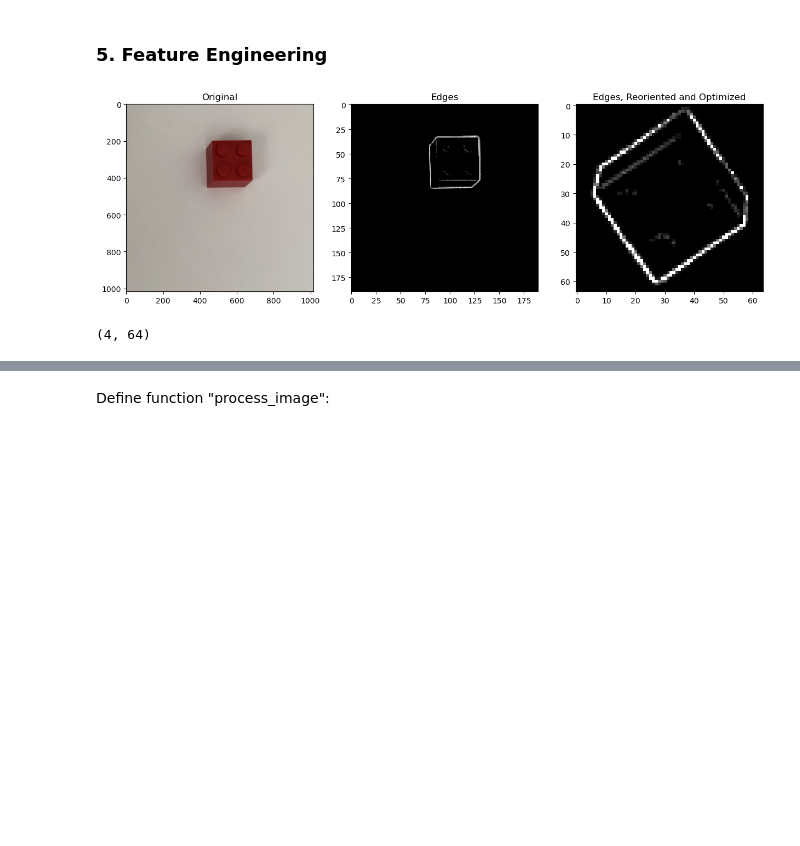
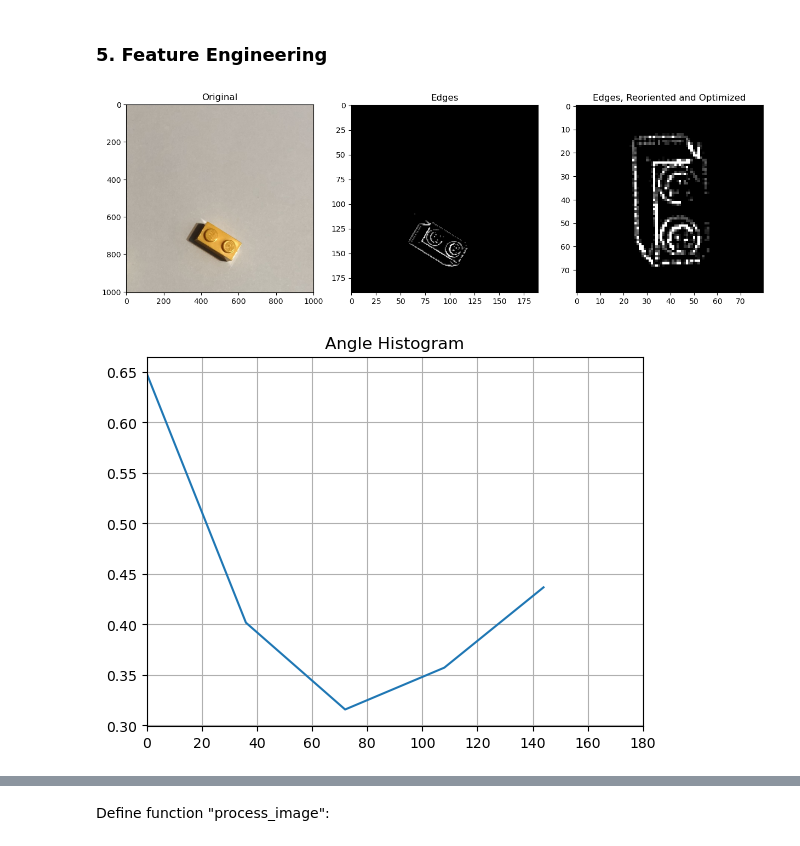
Before and after one commit to lemslemslems/engr418_project_stage2, a Jupyter notebook: Group_7_stage_2_code.ipynb, the cells around one changed output, grey strips where cells are left out. Drawn from its saved outputs; the diff is of its cells as text; code cells hidden in the pictures; blank space fills up the shorter version.

```diff
--- a/Group_7_stage_2_code.ipynb
+++ b/Group_7_stage_2_code.ipynb
@@ -255,6 +255,10 @@ def crop(array):
 
     width = len(array_scaled[0,:])
     height = len(array_scaled[:,0])
+
+    # extra padding
+    extra = 10
+    array_scaled = np.pad(array_scaled, ((extra, extra),(extra, extra)))
 
     diff = height - width
     # width < height, increase width
@@ -320,8 +324,8 @@ def reorient(edge_array):
         # print(angle_deg)
 
         if abs(angle_deg) > angle_thresh: 1
-        elif angle_deg >= 90: edge_array = ndimage.rotate(edge_array,gamma)
-        else: edge_array= ndimage.rotate(edge_array,-gamma)
+        elif angle_deg >= 90: edge_array = ndimage.rotate(edge_array,gamma, reshape = 0)
+        else: edge_array= ndimage.rotate(edge_array,-gamma, reshape = 0)
 
         eps = angle_deg - angle_deg_old
         angle_deg_old = angle_deg
@@ -379,49 +420,66 @@ def edge_histogram(array):
+# %%
+def edge_histogram1(array):
+    angles = [180.0/array.shape[0]*i for i in range(array.shape[0])]
+    hist = np.zeros((2, array.shape[0]))
+    hist[0,:] = angles
+
+    for k in range(array.shape[0]):
+        hist[1,k] = np.sum(array[k])
+
+    hist[1,:] = hist[1,:]/np.linalg.norm(hist[1,:])
+
+    return hist
 # %%
 fig, axs = plt.subplots(1,3)
 fig.set_figwidth(15)
 edge_thresh = 65
-neighbour_thresh = 5
-idx_check = 3
-class_label = 3
+neighbour_thresh = 10
+idx_check = 15
+class_label = 0
 P = 27
 
 im = folder_training[class_label][idx_check]
 axs[0].imshow(mpimg.imread(im))
 axs[0].set_title('Original')
 
 
 image_array = (x_train[idx_check + P*class_label,:]-np.min(x_train[idx_check + P*class_label,:]))* 255/(np.max(x_train[idx_check + P*class_label,:])-np.min(x_train[idx_check + P*class_label,:]))
 
 # find edges using edge filter
 edges_array_scaled = get_edge(image_array, edge_thresh)
 axs[1].imshow(edges_array_scaled, cmap = 'gray')
 axs[1].set_title("Edges")
 
 # clean up from noise and make a square bounding box
 edges_array_scaled = clean_up(edges_array_scaled, neighbour_thresh)
 edges_array_scaled = crop(edges_array_scaled)
 
 
 # Reorient
 edges_array_scaled = reorient(edges_array_scaled)
 
 # increase saturation
-edges_array_scaled = np.array(Image.fromarray(edges_array_scaled).resize((64,64)))
+# edges_array_scaled = np.array(Image.fromarray(edges_array_scaled).resize((64,64)))
 edges_array_scaled[edges_array_scaled/255 > 0.5] = 255
 edges_array_scaled[edges_array_scaled/255 < 0.05] = 0
 axs[2].imshow(edges_array_scaled, cmap = 'gray')
 axs[2].set_title("Edges, Reoriented and Optimized")
 plt.show()
 
 # get edge histograms for different angles
-edge_angles = count_edge(edges_array_scaled, 250)
-hist_norm = edge_histogram(edge_angles)
-print(hist_norm.shape)
+edge_angles = count_edge1(edges_array_scaled, 5, 250)
+hist_norm = edge_histogram1(edge_angles)
 
-hist_norm = hist_norm.T
-C = PCA(1)
-a = C.fit_transform(hist_norm)
-a = a.flatten()
+plt.plot(hist_norm[0], hist_norm[1])
+plt.title("Angle Histogram")
+plt.xlim(0,180)
+plt.grid(1)
+plt.show()
+
+# hist_norm = hist_norm.T
+# C = PCA(1)
+# a = C.fit_transform(hist_norm)
+# a = a.flatten()
 # %% [output]
-[figure, old version]
+[figure, new version]
-(4, 64)
+[figure, added]
```
Also changed, not shown: parts of 13 cells of this notebook.
